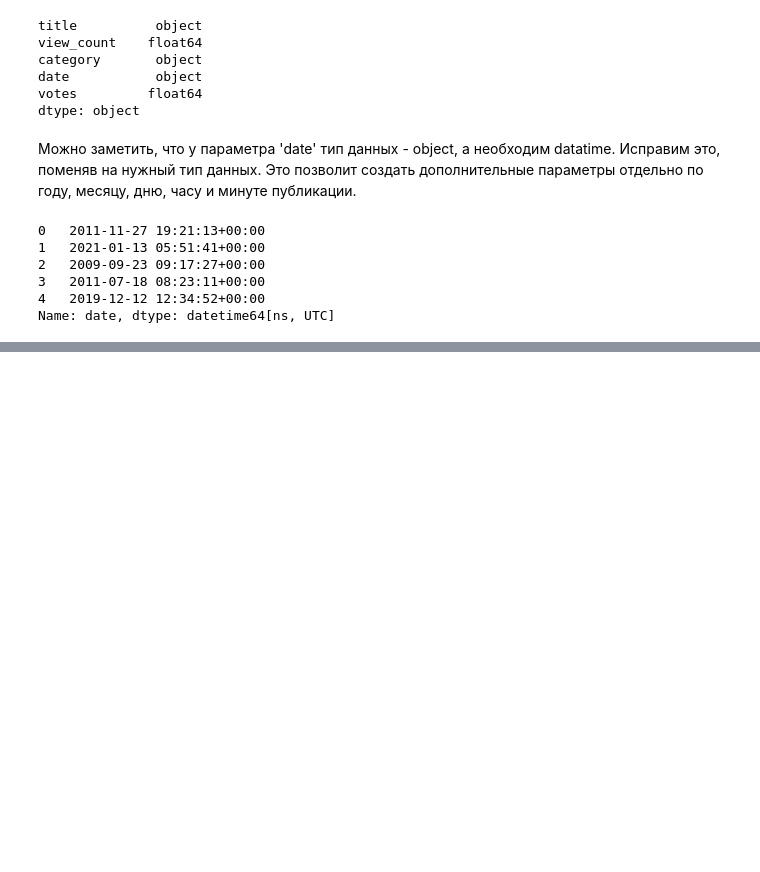
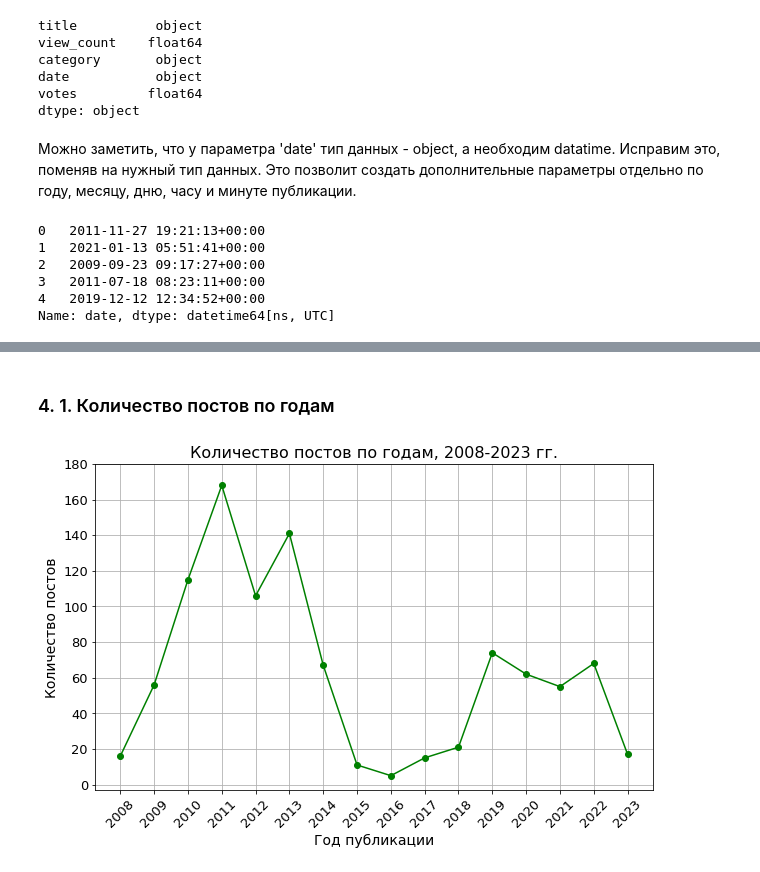
Before and after one commit to Midle68/habr_parsing, a Jupyter notebook: parser.ipynb, the cells around one changed output, grey strips where cells are left out. Saved outputs shown, nothing was run; the diff lists cells and outputs as text; code cells hidden in the pictures; blank space fills up the shorter version.

```diff
--- a/parser.ipynb
+++ b/parser.ipynb
@@ -173,0 +216,30 @@ df_posts
+# %%
+# Определим необходимые размеры для текста графиков
+LABEL_FONTSIZE = 14
+TICK_FONTSIZE = 13
+TITLE_FONTSIZE = 16
+# %% [markdown]
+<a name='posts_per_year'></a>
+### 4. 1. Количество постов по годам
+# %%
+posts_per_year = df_posts.pivot_table(index='year', values='title', aggfunc='count').reset_index()
+posts_per_year.columns = ['year', 'count']
+
+plt.figure(figsize=(10,6))
+
+plt.plot(
+    posts_per_year['year'],
+    posts_per_year['count'],
+    '-o',
+    color='green',
+)
+
+plt.grid()
+plt.title('Количество постов по годам, 2008-2023 гг.', fontsize=TITLE_FONTSIZE)
+plt.xlabel('Год публикации', fontsize=LABEL_FONTSIZE)
+plt.xticks(range(2008, 2024), rotation=45, fontsize=TICK_FONTSIZE)
+plt.ylabel('Количество постов', fontsize=LABEL_FONTSIZE)
+plt.yticks(range(0, 181, 20), fontsize=TICK_FONTSIZE)
+plt.show()
+# %% [output]
+[figure, added]
```
Also changed, not shown: parts of 23 cells of this notebook.
